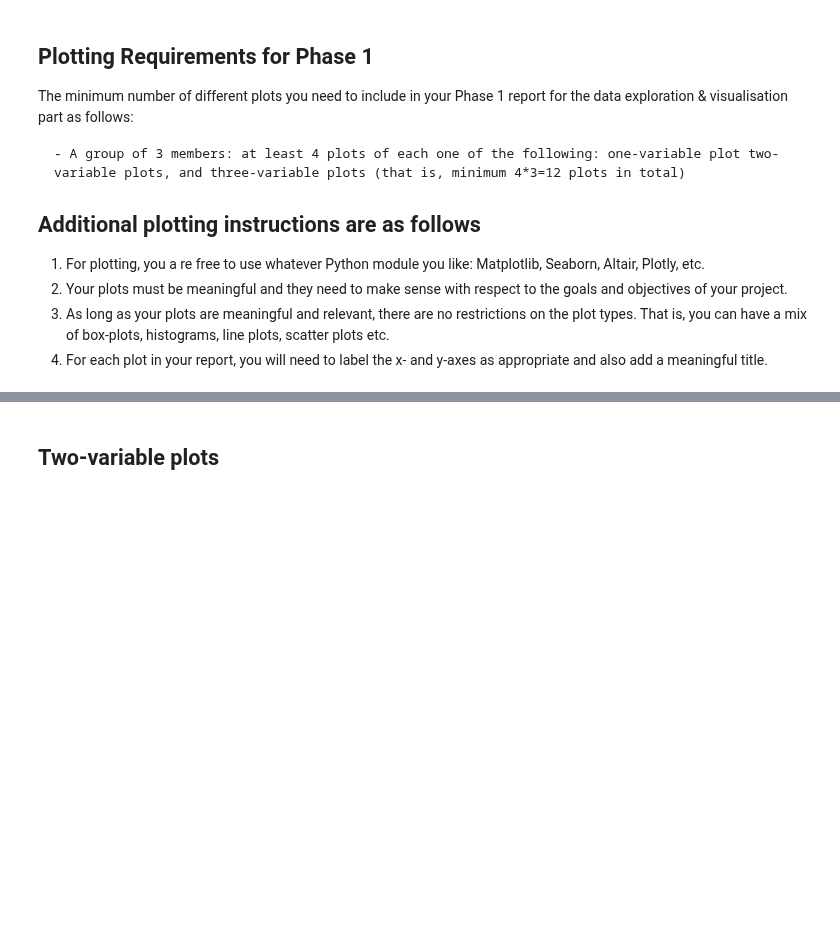
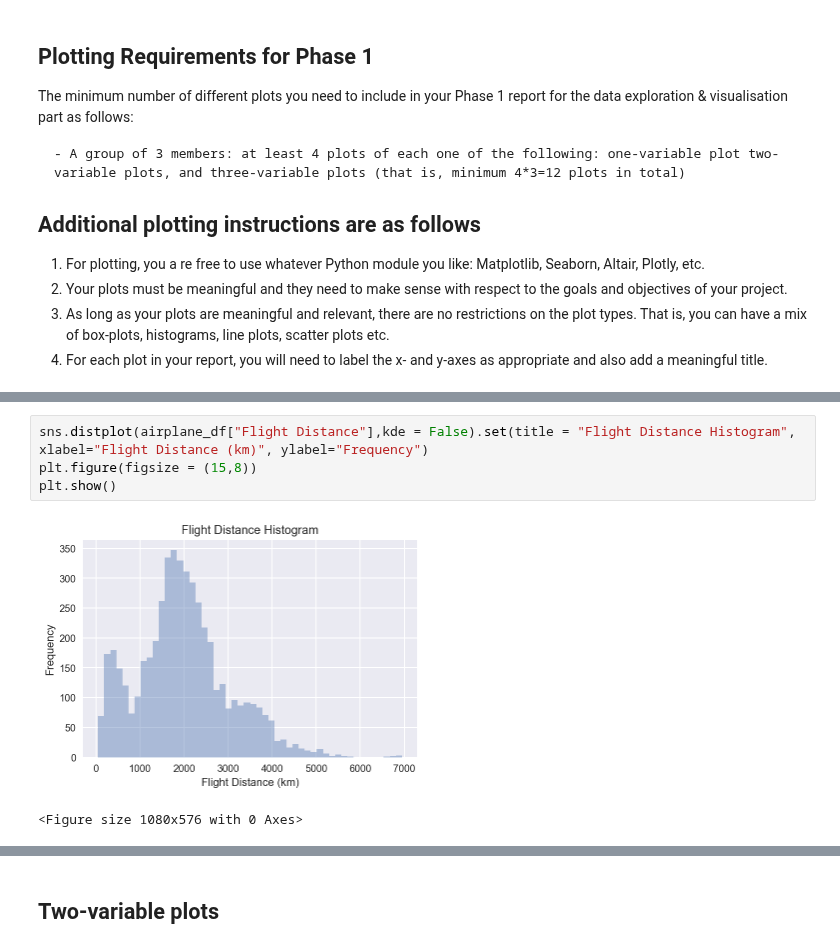
Before and after one commit to Mattjben/Passeneger-satisfaction-machine-learning, a Jupyter notebook: Phase 1_Airplane.ipynb, the cells around one changed output, grey strips where cells are left out. Drawn from its saved outputs; the diff is of its cells as text; blank space fills up the shorter version.

```diff
--- a/Phase 1_Airplane.ipynb
+++ b/Phase 1_Airplane.ipynb
@@ -388,0 +405,7 @@ The minimum number of different plots you need to include in your Phase 1 report
+# %%
+sns.distplot(airplane_df["Flight Distance"],kde = False).set(title = "Flight Distance Histogram", xlabel="Flight Distance (km)", ylabel="Frequency")
+plt.figure(figsize = (15,8))
+plt.show()
+# %% [output]
+[figure, added]
+<Figure size 1080x576 with 0 Axes>
```
Also changed, not shown: parts of 9 cells of this notebook.
